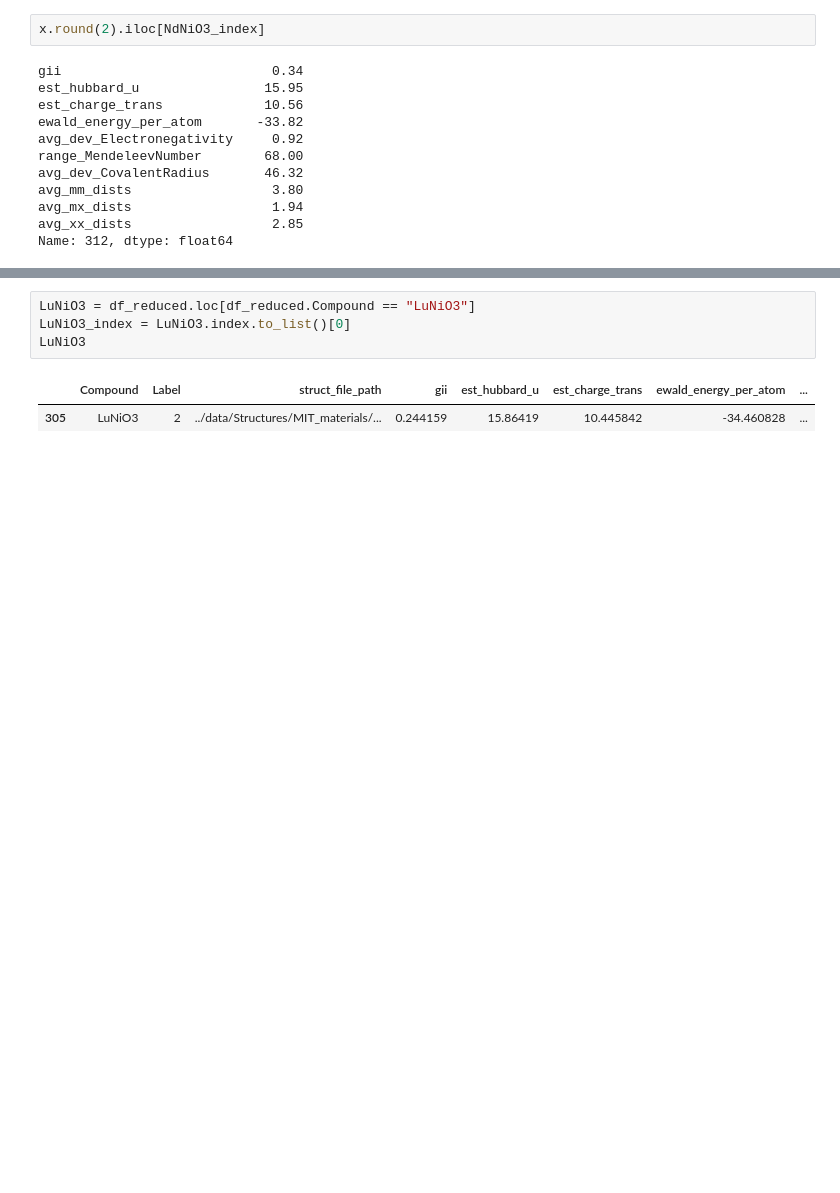
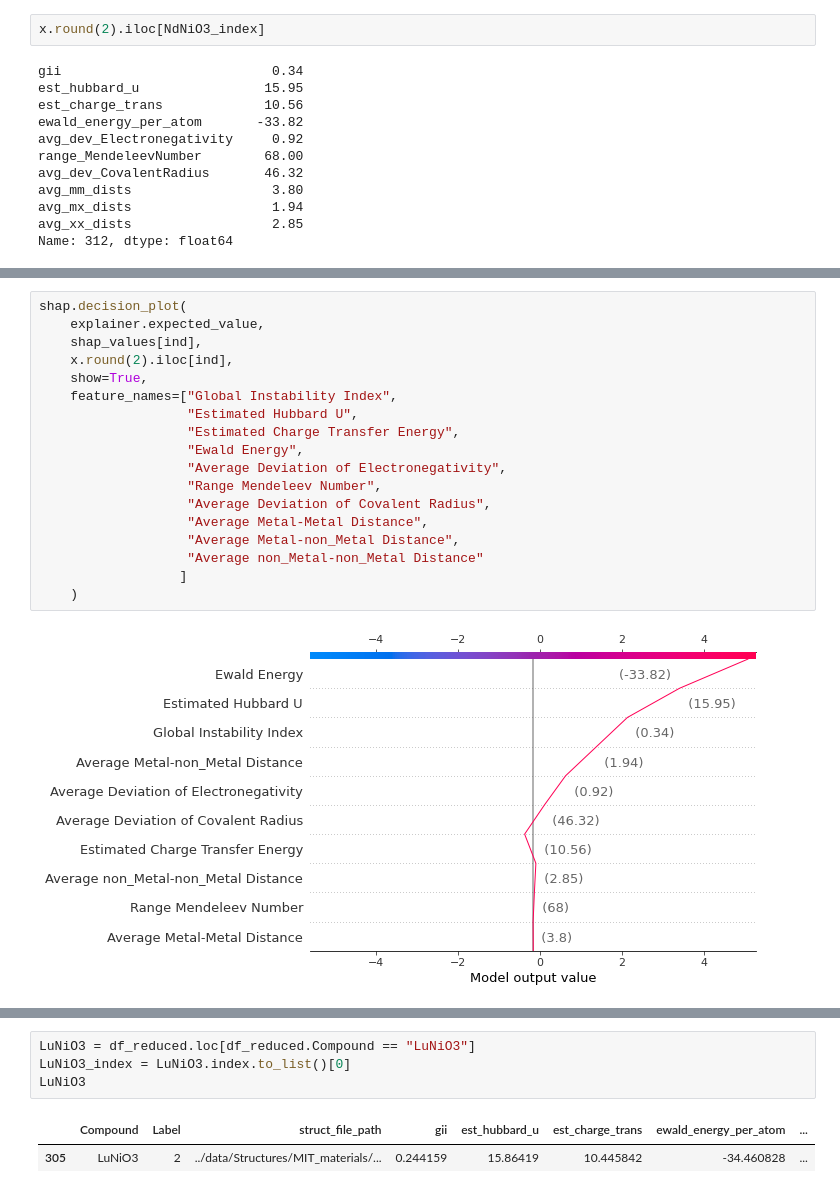
Before and after one commit to rpw199912j/mit_model_code, a Jupyter notebook: notebooks/shap_analysis.ipynb, the cells around one changed output, grey strips where cells are left out. Cells and saved outputs as stored; diff of their text form; blank space fills up the shorter version.

```diff
--- a/notebooks/shap_analysis.ipynb
+++ b/notebooks/shap_analysis.ipynb
@@ -196,0 +230,20 @@ if SAVE_PLOT: NdNiO3_shap.savefig("../plots/NdNiO3_shap.pdf", dpi=300, bbox_inch
+# %%
+shap.decision_plot(
+    explainer.expected_value,
+    shap_values[ind],
+    x.round(2).iloc[ind],
+    show=True,
+    feature_names=["Global Instability Index",
+                   "Estimated Hubbard U",
+                   "Estimated Charge Transfer Energy",
+                   "Ewald Energy",
+                   "Average Deviation of Electronegativity",
+                   "Range Mendeleev Number",
+                   "Average Deviation of Covalent Radius",
+                   "Average Metal-Metal Distance",
+                   "Average Metal-non_Metal Distance",
+                   "Average non_Metal-non_Metal Distance"
+                  ]
+    )
+# %% [output]
+[figure, added]
```
Also changed, not shown: parts of 11 cells of this notebook, 4 other files.
